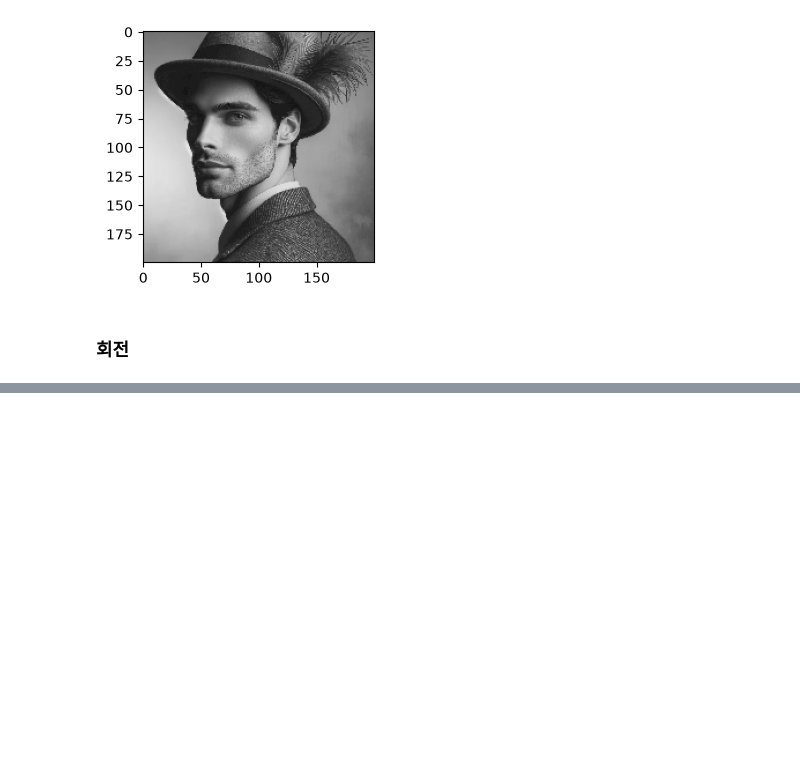
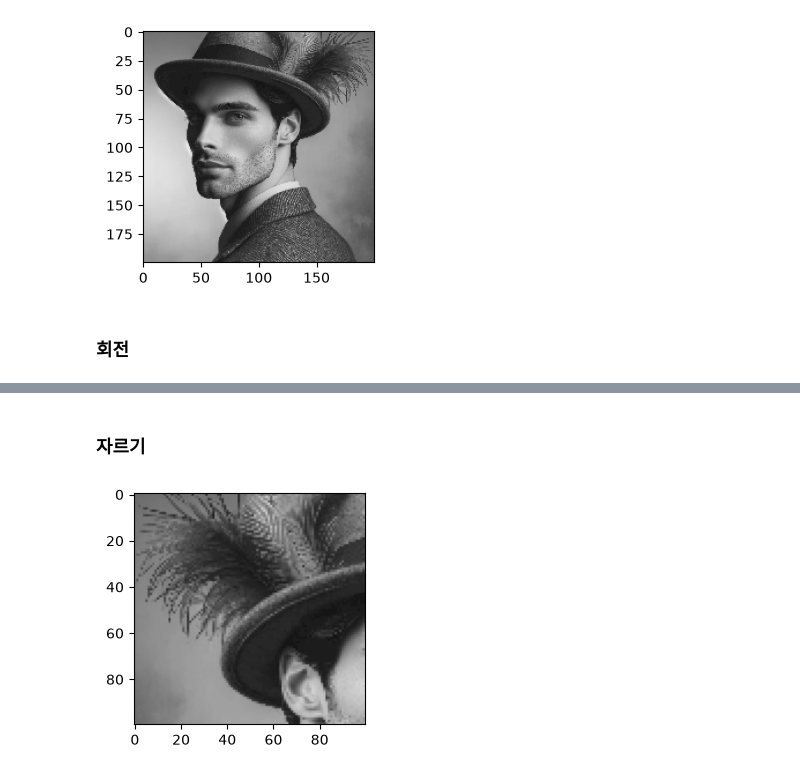
Before and after one commit to jx007s/mbc_202603, a Jupyter notebook: python_work/opencvPrj/01_openCV.ipynb, the cells around one changed output, grey strips where cells are left out. Drawn from its saved outputs; the diff is of its cells as text; code cells hidden in the pictures; blank space fills up the shorter version.

```diff
--- a/python_work/opencvPrj/01_openCV.ipynb
+++ b/python_work/opencvPrj/01_openCV.ipynb
@@ -94,0 +121,9 @@ plt.show()
+# %% [markdown]
+### 자르기
+# %%
+img = cv2.cvtColor(img_b, cv2.COLOR_BGR2RGB)
+plt.figure(figsize=(3,3))
+plt.imshow(img[:100,:100])  ## 이미지 x, y 축의 일부 영역 추출
+plt.show()
+# %% [output]
+[figure, added]
```
Also changed, not shown: parts of 4 cells of this notebook.
